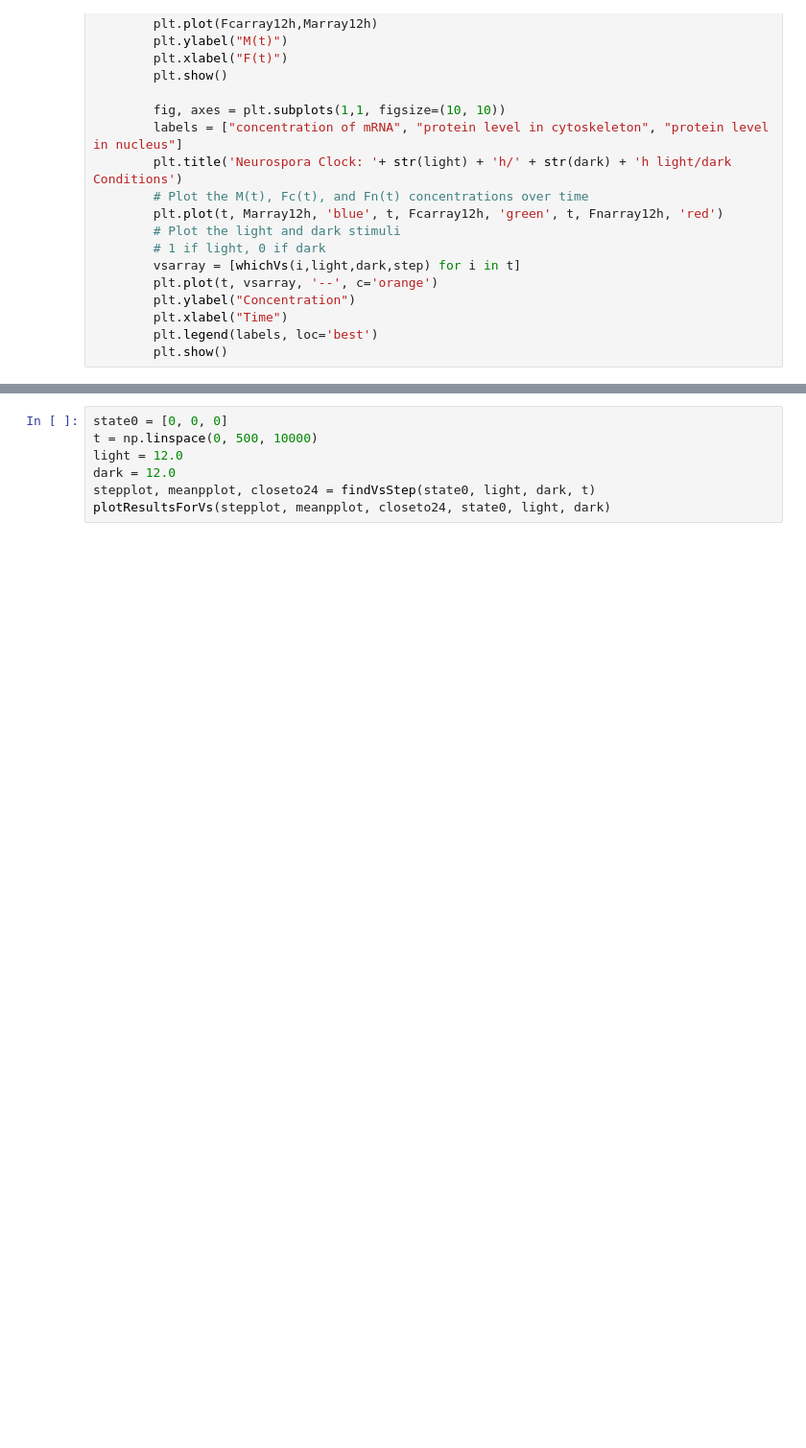
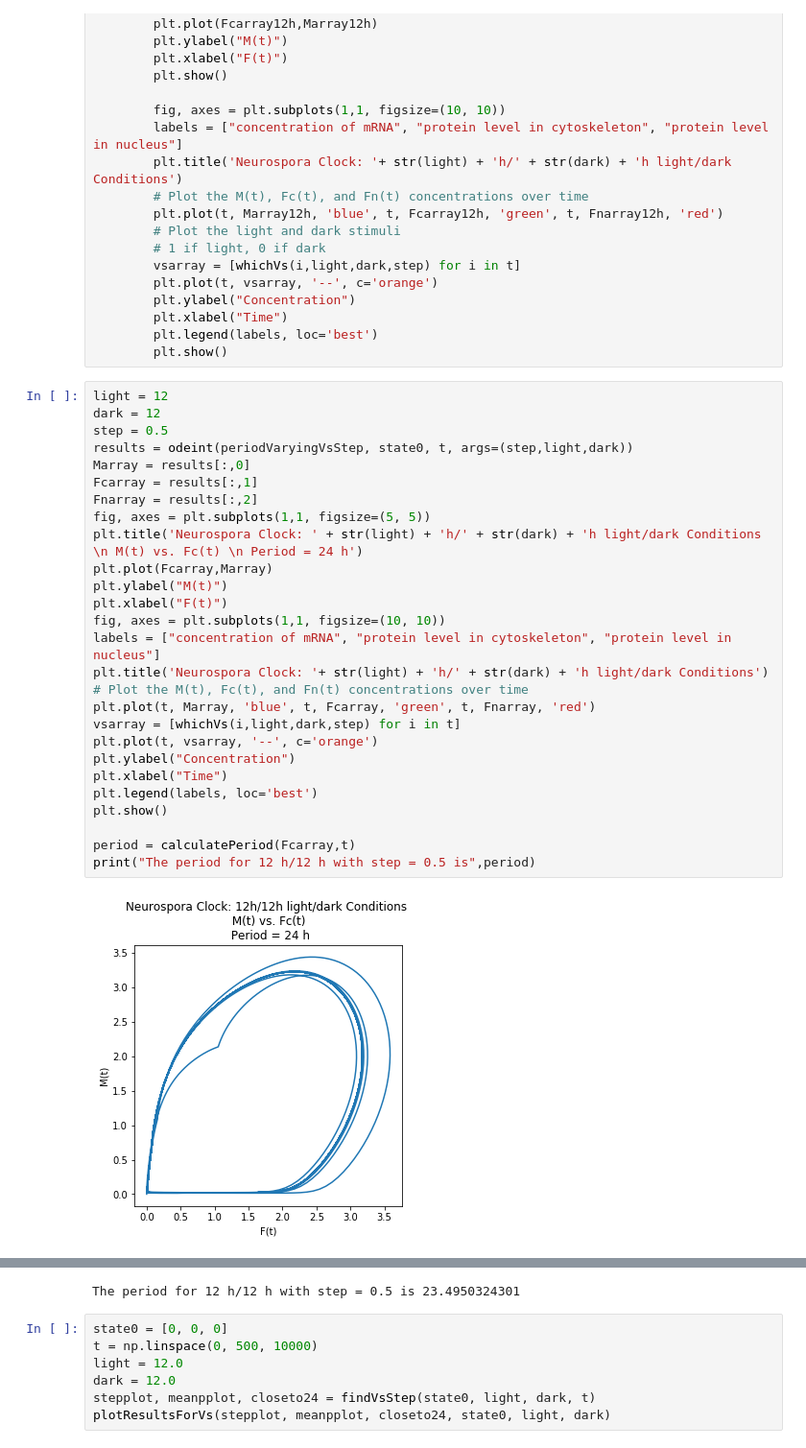
Before and after one commit to Icxa/LabTasks5-16March, a Jupyter notebook: Modeling and Simulation Lab Tasks Part 1.ipynb, the cells around one changed output, grey strips where cells are left out. Shown at 96% size. Cells and saved outputs as stored; diff of their text form; blank space fills up the shorter version.

```diff
--- a/Modeling and Simulation Lab Tasks Part 1.ipynb
+++ b/Modeling and Simulation Lab Tasks Part 1.ipynb
@@ -663,3 +636,32 @@ def plotResultsForVs(stepplot, meanpplot, closeto24, sate0, light, dark):
         plt.xlabel("Time")
         plt.legend(labels, loc='best')
         plt.show()
+# %%
+light = 12
+dark = 12
+step = 0.5
+results = odeint(periodVaryingVsStep, state0, t, args=(step,light,dark))
+Marray = results[:,0]
+Fcarray = results[:,1]
+Fnarray = results[:,2]
+fig, axes = plt.subplots(1,1, figsize=(5, 5))
+plt.title('Neurospora Clock: ' + str(light) + 'h/' + str(dark) + 'h light/dark Conditions \n M(t) vs. Fc(t) \n Period = 24 h')
+plt.plot(Fcarray,Marray)
+plt.ylabel("M(t)")
+plt.xlabel("F(t)")
+fig, axes = plt.subplots(1,1, figsize=(10, 10))
+labels = ["concentration of mRNA", "protein level in cytoskeleton", "protein level in nucleus"]
+plt.title('Neurospora Clock: '+ str(light) + 'h/' + str(dark) + 'h light/dark Conditions')
+# Plot the M(t), Fc(t), and Fn(t) concentrations over time
+plt.plot(t, Marray, 'blue', t, Fcarray, 'green', t, Fnarray, 'red')
+vsarray = [whichVs(i,light,dark,step) for i in t]
+plt.plot(t, vsarray, '--', c='orange')
+plt.ylabel("Concentration")
+plt.xlabel("Time")
+plt.legend(labels, loc='best')
+plt.show()
+
+period = calculatePeriod(Fcarray,t)
+print("The period for 12 h/12 h with step = 0.5 is",period)
+# %% [output]
+[figure, added]
@@ -666,3 +669,4 @@ def plotResultsForVs(stepplot, meanpplot, closeto24, sate0, light, dark):
+The period for 12 h/12 h with step = 0.5 is 23.4950324301
 # %%
 state0 = [0, 0, 0]
 t = np.linspace(0, 500, 10000)
```
Also changed, not shown: parts of 2 cells of this notebook.
